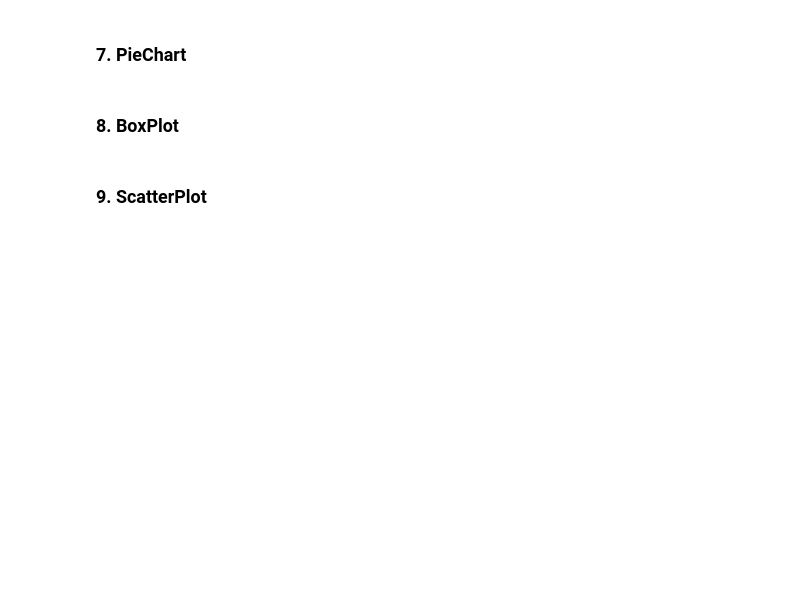
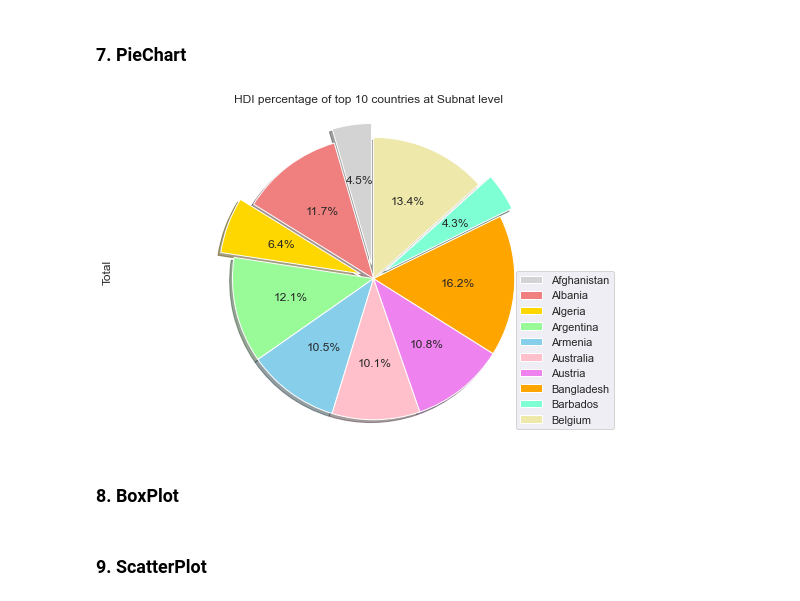
Before and after one commit to AbdulHafidh-AI/ProyekVisdat, a Jupyter notebook: HumanDevelopmentIndex.ipynb, the cells around one changed output. Cells and saved outputs as stored; diff of their text form; code cells hidden in the pictures; blank space fills up the shorter version.

Commit message:
Pie chart done

```diff
--- a/HumanDevelopmentIndex.ipynb
+++ b/HumanDevelopmentIndex.ipynb
@@ -608,5 +608,18 @@ plt.show()
 # %% [markdown]
 ### 7. PieChart
+# %%
+lvlsubnat = sampleNational['Level'] == 'Subnat'
+dataPieChart = sampleNational[lvlsubnat].groupby('Country', axis=0).sum()
+top10 = dataPieChart.head(10)
+colors_list = ['lightgray', 'lightcoral', 'gold', 'palegreen', 'skyblue', 'pink', 'violet', 'orange','aquamarine', 'palegoldenrod']
+explode_list = [0.1, 0, 0.1, 0, 0, 0, 0, 0, 0.1, 0]
+top10['Total'].plot(kind='pie', figsize = (9,6), autopct='%1.1f%%', labels=None, startangle=90, shadow=True, colors=colors_list, explode=explode_list)
+plt.title("HDI percentage of top 10 countries at Subnat level")
+plt.axis('equal')
+plt.legend(labels=dataPieChart.index, loc='lower right')
+plt.show()
+# %% [output]
+[figure, added]
 # %% [markdown]
 ### 8. BoxPlot
 # %% [markdown]
```
Also changed, not shown: parts of 12 cells of this notebook.
